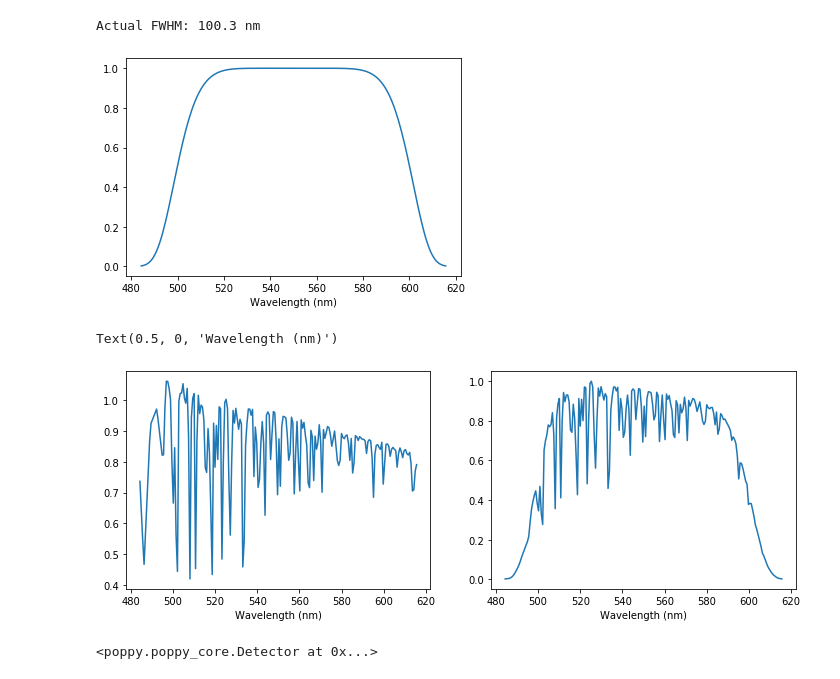
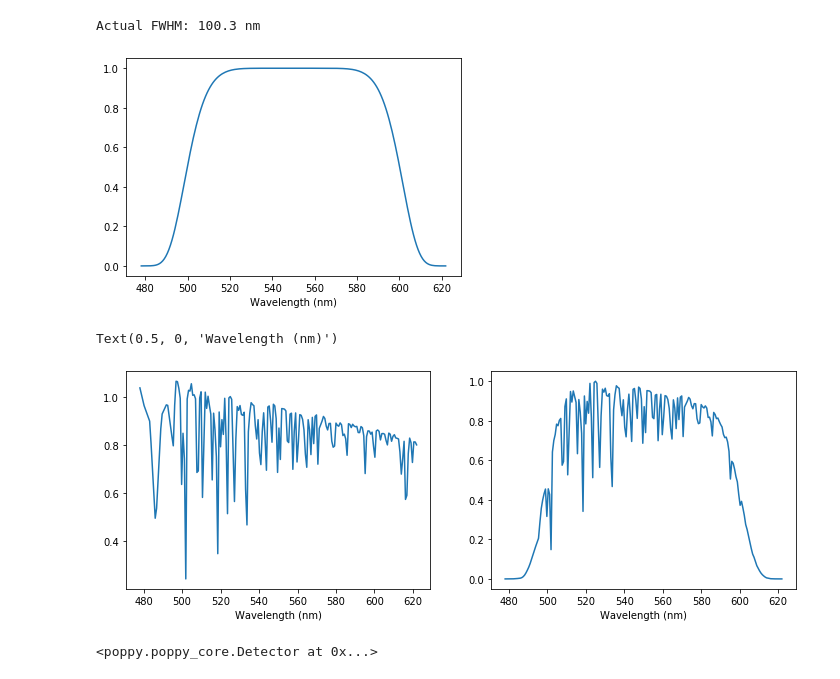
Before and after one commit to ptuthill/Toliman, a Jupyter notebook: Sidelobe_fit/make_sidelobe_images.ipynb, the cells around one changed output. Cells and saved outputs as stored; diff of their text form; code cells hidden in the pictures.

```diff
--- a/Sidelobe_fit/make_sidelobe_images.ipynb
+++ b/Sidelobe_fit/make_sidelobe_images.ipynb
@@ -23,21 +28,26 @@ norm=LogNorm(vmin=1e-8, vmax=1e-2)
 # %%
 # Filter bandpass
 # Default is 550e-9, 105e-9
 central_wav = 550e-9 # m
-width = 105e-9 # m
+width = 115e-9 # m
 n_wavs = 200
 wavs = np.linspace(central_wav-width/1.6,central_wav+width/1.6,num=n_wavs) # Go a bit past the edges
 
-bandpass = poppy_model.supergaussian(wavs,central_wav,sigma=width)
+filter_n,filter_sigma = 8,105e-9 # Slightly smooth top-hat
+# filter_n,filter_sima = 300,105e-9 # Square
+# filter_n,filter_sigma = 2,50e-9 # Gaussian
 
+bandpass = poppy_model.supergaussian(wavs,central_wav,sigma=filter_sigma,n=filter_n)
+
+# Check the FWHM
 left_interp = interp1d(bandpass[0:n_wavs//2]/np.max(bandpass),wavs[0:n_wavs//2])
 right_interp = interp1d(bandpass[n_wavs//2:]/np.max(bandpass),wavs[n_wavs//2:])
 print('Actual FWHM: {0:.1F} nm'.format((right_interp(0.5)-left_interp(0.5))*1e9))
 plt.plot(wavs*1e9,bandpass)
 plt.xlabel('Wavelength (nm)');
 # %% [output]
 Actual FWHM: 100.3 nm
-[figure, old version]
+[figure, new version]
 # %%
 # Stellar spectrum
 
@@ -49,7 +59,7 @@ acenA = S.Icat('phoenix',primary_teff,primary_z,primary_logg)
 
 specA = acenA.sample(wavs*1e10) # This needs angstroms as input
 
-# Normalize so combined spectrum maxes at 1 (need to be careful to normalize binary properly)
+# Normalize so combined spectrum maxes at 1
 specA /= np.max(specA*bandpass)
 
 fig,(ax1,ax2) = plt.subplots(1,2,clear=True,figsize=(12,4))
@@ -60,7 +70,7 @@ ax2.plot(wavs*1e9,specA*bandpass)
 ax2.set_xlabel('Wavelength (nm)')
 # %% [output]
 Text(0.5, 0, 'Wavelength (nm)')
-[figure, old version]
+[figure, new version]
 # %%
 # Make optical setup
 composite = poppy_model.TolimanAperture(add_grating=True,grating_fact=0.0003,telescope_diam=0.22,
```
Also changed, not shown: parts of 7 cells of this notebook, 2 other files.
